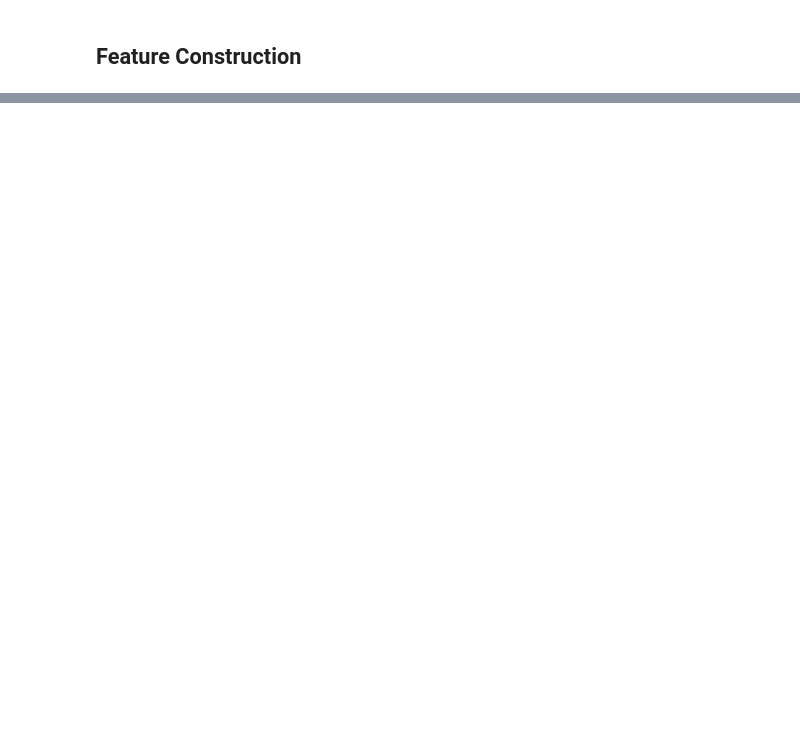
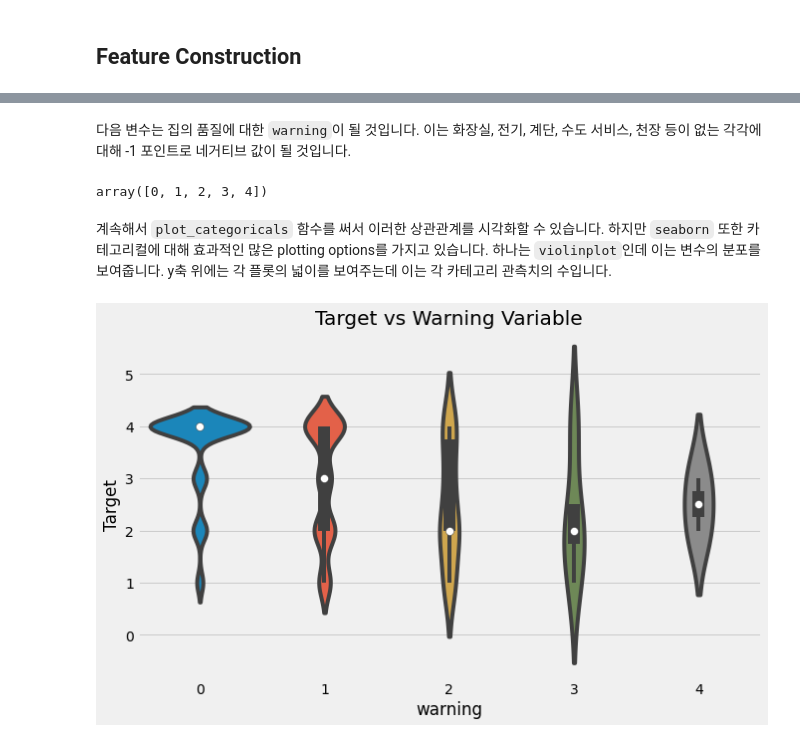
Before and after one commit to stk346/Kaggle, a Jupyter notebook: Costa Rican Household Poverty Level Prediction/A_Complete_Introduction_and_Walkthrough.ipynb, the cells around one changed output, grey strips where cells are left out. Drawn from its saved outputs; the diff is of its cells as text; code cells hidden in the pictures; blank space fills up the shorter version.

```diff
--- a/Costa Rican Household Poverty Level Prediction/A_Complete_Introduction_and_Walkthrough.ipynb
+++ b/Costa Rican Household Poverty Level Prediction/A_Complete_Introduction_and_Walkthrough.ipynb
@@ -1269,0 +1359,16 @@ heads['floor'] = np.argmax(np.array(heads[['eviv1', 'eviv2', 'eviv3']]), axis =
+# %% [markdown]
+다음 변수는 집의 품질에 대한 `warning`이 될 것입니다. 이는 화장실, 전기, 계단,  수도 서비스, 천장 등이 없는 각각에 대해 -1 포인트로 네거티브 값이 될 것입니다.
+# %%
+# No toilet, no electricity, no floor, no water service, no ceiling
+heads['warning'] = 1 * (heads['sanitario1'] + (heads['elec'] == 0) + heads['pisonotiene'] + heads['abastaguano'] + (heads['cielorazo'] == 0))
+heads['warning'].unique()
+# %% [output]
+array([0, 1, 2, 3, 4])
+# %% [markdown]
+계속해서 `plot_categoricals` 함수를 써서 이러한 상관관계를 시각화할 수 있습니다. 하지만 `seaborn` 또한 카테고리컬에 대해 효과적인 많은 plotting options를 가지고 있습니다. 하나는 `violinplot`인데 이는 변수의 분포를 보여줍니다. y축 위에는 각 플롯의 넓이를 보여주는데 이는 각 카테고리 관측치의 수입니다.
+# %%
+plt.figure(figsize = (10, 6))
+sns.violinplot(x = 'warning', y = 'Target', data = heads);
+plt.title('Target vs Warning Variable');
+# %% [output]
+[figure, added]
```
Also changed, not shown: parts of 70 cells of this notebook.
